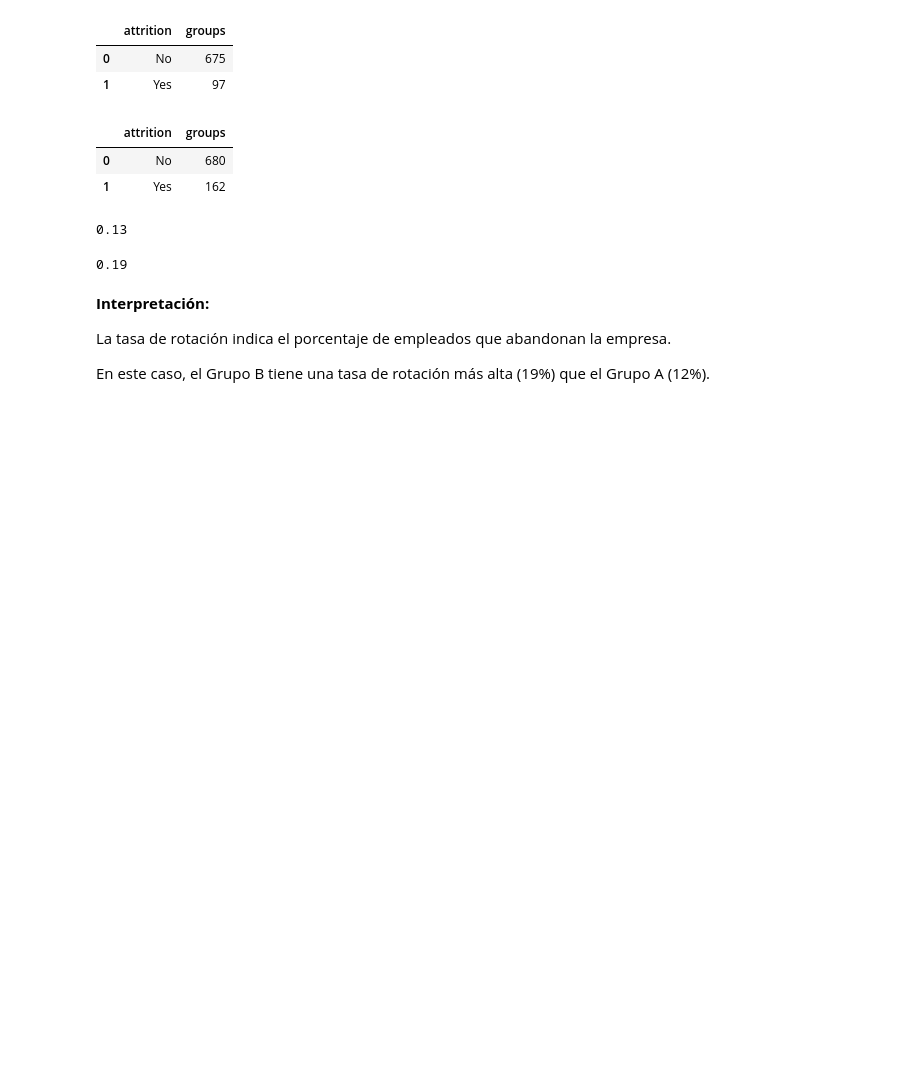
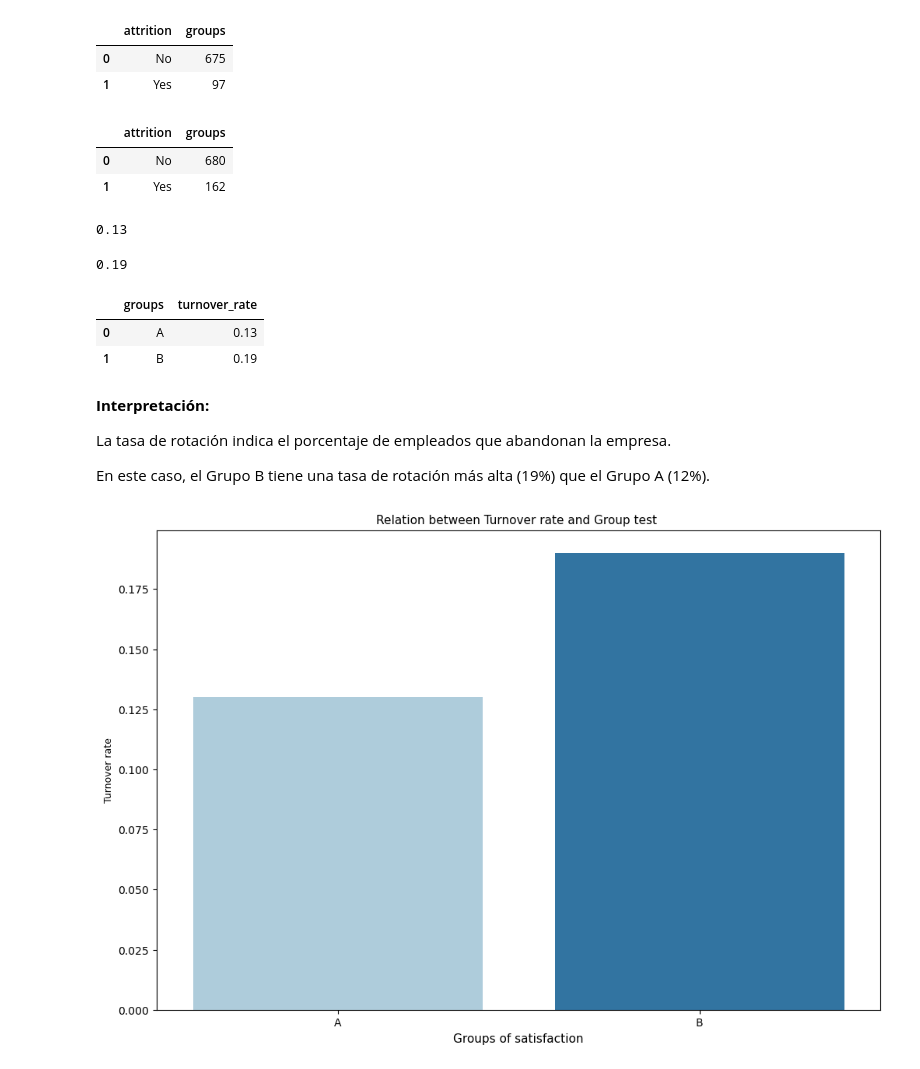
Before and after one commit to VeroSanchezO/proyecto-da-promo-k-modulo-3-team-5, a Jupyter notebook: Fase_4.ipynb, the cells around one changed output. Cells and saved outputs as stored; diff of their text form; code cells hidden in the pictures; blank space fills up the shorter version.

```diff
--- a/Fase_4.ipynb
+++ b/Fase_4.ipynb
@@ -266,9 +269,32 @@ tasa_rotacionB=np.round(df_grupoB[df_grupoB["attrition"]== "Yes"].shape[0]/df_gr
 print(tasa_rotacionB)
 # %% [output]
 0.19
+# %%
+dicc_grupos_rotacion={"groups":["A", "B"], "turnover_rate":[tasa_rotacionA,tasa_rotacionB]}
+# %%
+df_grupos_rotacion=pd.DataFrame(dicc_grupos_rotacion)
+
+df_grupos_rotacion
+# %% [output]
+|  | groups | turnover_rate |
+| 0 | A | 0.13 |
+| 1 | B | 0.19 |
 # %% [markdown]
 **Interpretación:**
 
 La tasa de rotación indica el porcentaje de empleados que abandonan la empresa.
 
 En este caso, el Grupo B tiene una tasa de rotación más alta (19%) que el Grupo A (12%).
+# %%
+# Comparativa entre los grupos objeto de análisis y la tasa de rotación
+
+plt.figure(figsize=(12, 8));
+sns.barplot(x = "groups",
+            y = "turnover_rate",
+            data = df_grupos_rotacion,
+            palette = "Paired");
+plt.xlabel("Groups of satisfaction", fontsize = 11);
+plt.ylabel("Turnover rate",  fontsize = 9);
+plt.title("Relation between Turnover rate and Group test " , fontsize = 11);
+# %% [output]
+[figure, added]
```
Also changed, not shown: parts of 24 cells of this notebook.
